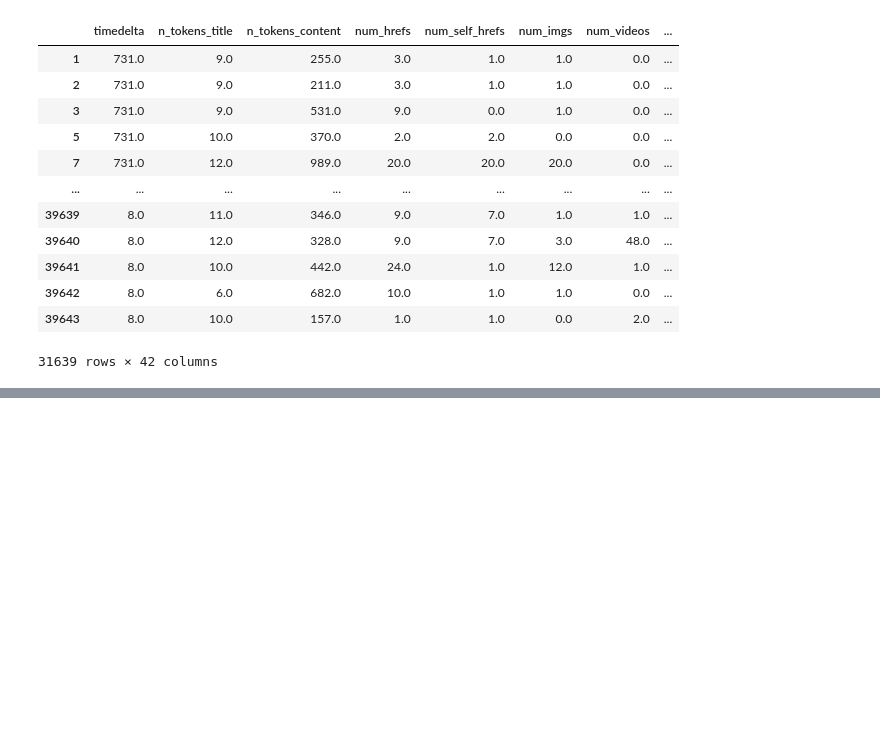
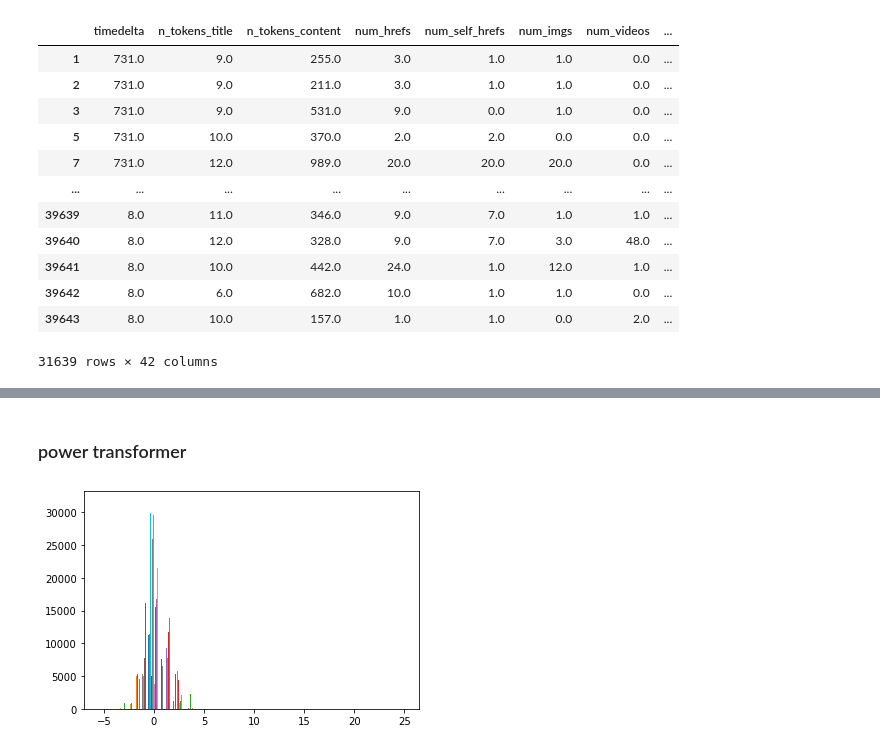
Before and after one commit to rezamosavi8740/OnlineNewsPopularity-analysis, a Jupyter notebook: OnlineNewsPopularity.ipynb, the cells around one changed output, grey strips where cells are left out. Drawn from its saved outputs; the diff is of its cells as text; code cells hidden in the pictures; blank space fills up the shorter version.

```diff
--- a/OnlineNewsPopularity.ipynb
+++ b/OnlineNewsPopularity.ipynb
@@ -320,0 +377,9 @@ outliers
+# %% [markdown]
+### power transformer
+# %%
+pt = PowerTransformer()
+pdata = pt.fit_transform(data)
+plt.hist(pdata, bins=25)
+plt.show()
+# %% [output]
+[figure, added]
```
Also changed, not shown: parts of 28 cells of this notebook.
